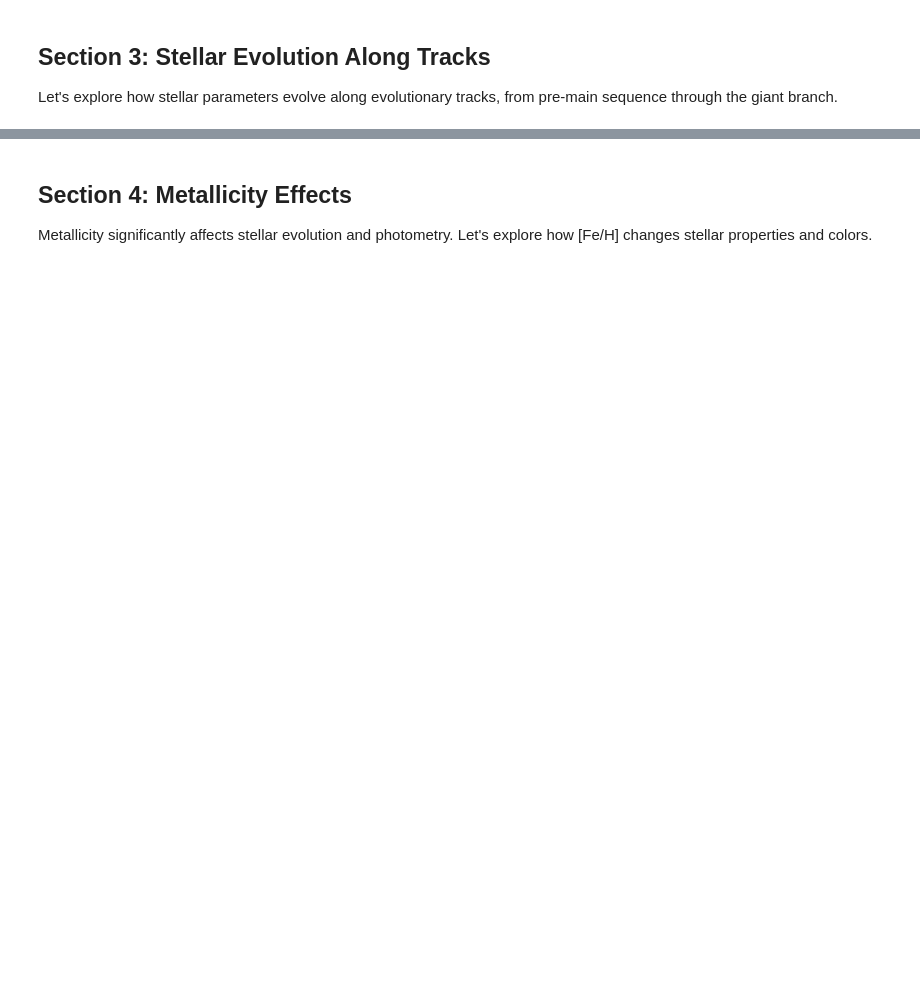
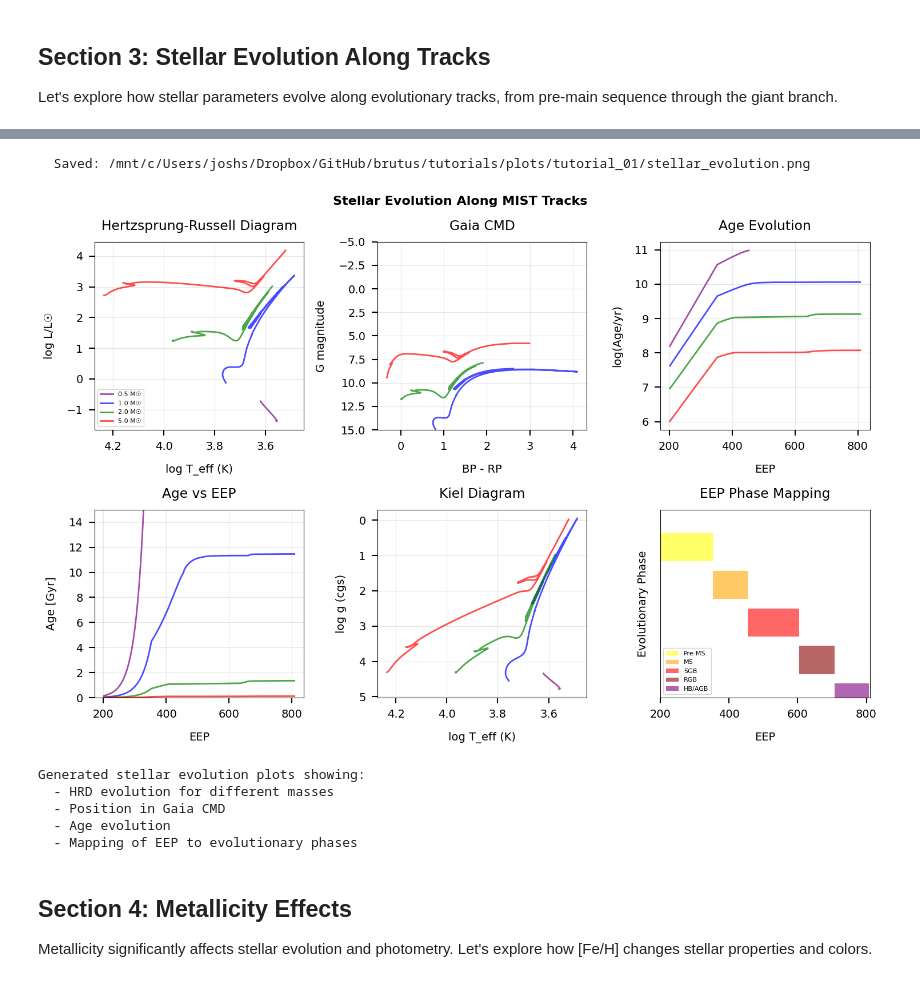
Before and after one commit to joshspeagle/brutus, a Jupyter notebook: tutorials/tutorial_01_individual_stars.ipynb, the cells around one changed output, grey strips where cells are left out. Drawn from its saved outputs; the diff is of its cells as text; code cells hidden in the pictures; blank space fills up the shorter version.

```diff
--- a/tutorials/tutorial_01_individual_stars.ipynb
+++ b/tutorials/tutorial_01_individual_stars.ipynb
@@ -317,34 +373,42 @@ ax3.grid(True, alpha=0.3)
 ax4.set_xlabel('EEP')
 ax4.set_ylabel('Age [Gyr]')
 ax4.set_title('Age vs EEP')
 ax4.set_ylim(0, 15)
 ax4.grid(True, alpha=0.3)
 
 ax5.set_xlabel('log T_eff (K)')
 ax5.set_ylabel('log g (cgs)')
 ax5.set_title('Kiel Diagram')
 ax5.invert_xaxis()
 ax5.invert_yaxis()
 ax5.grid(True, alpha=0.3)
 
 ax6.set_xlabel('EEP')
 ax6.set_ylabel('Evolutionary Phase')
 ax6.set_title('EEP Phase Mapping')
 ax6.set_xlim(200, 810)
 ax6.set_ylim(0, 1)
-ax6.legend(fontsize=8, loc='center')
+ax6.legend(fontsize=8, loc='lower left')
 ax6.set_yticks([])
 
 plt.suptitle('Stellar Evolution Along MIST Tracks', fontsize=16, fontweight='bold')
 plt.tight_layout()
 save_figure(fig, 'stellar_evolution')
 plt.show()
 
 print("Generated stellar evolution plots showing:")
 print("  - HRD evolution for different masses")
 print("  - Position in Gaia CMD")
 print("  - Age evolution")
 print("  - Mapping of EEP to evolutionary phases")
+# %% [output]
+  Saved: /mnt/c/Users/joshs/Dropbox/GitHub/brutus/tutorials/plots/tutorial_01/stellar_evolution.png
+[figure, added]
+Generated stellar evolution plots showing:
+  - HRD evolution for different masses
+  - Position in Gaia CMD
+  - Age evolution
+  - Mapping of EEP to evolutionary phases
 # %% [markdown]
 ## Section 4: Metallicity Effects
 
```
Also changed, not shown: parts of 16 cells of this notebook, 4 other files.
